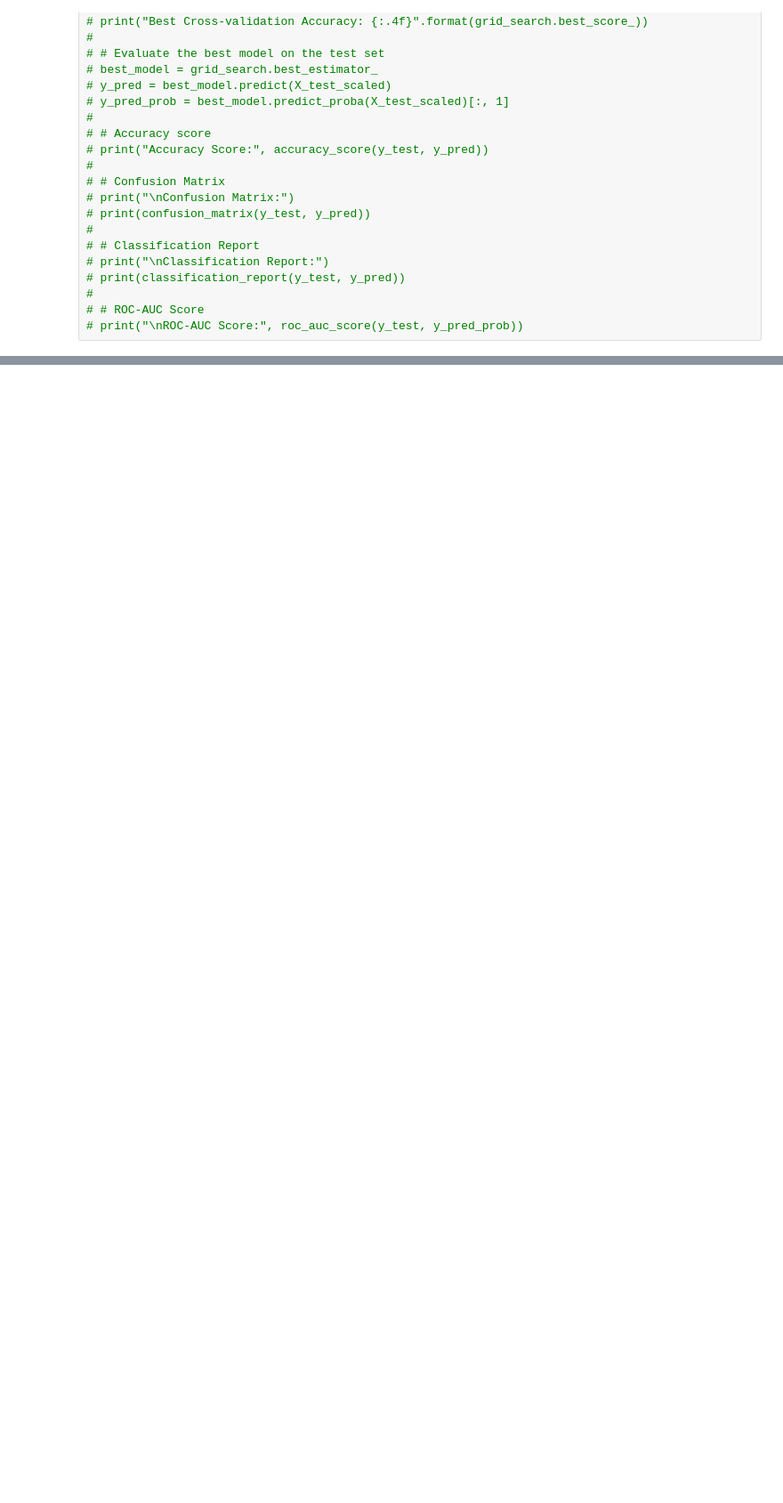
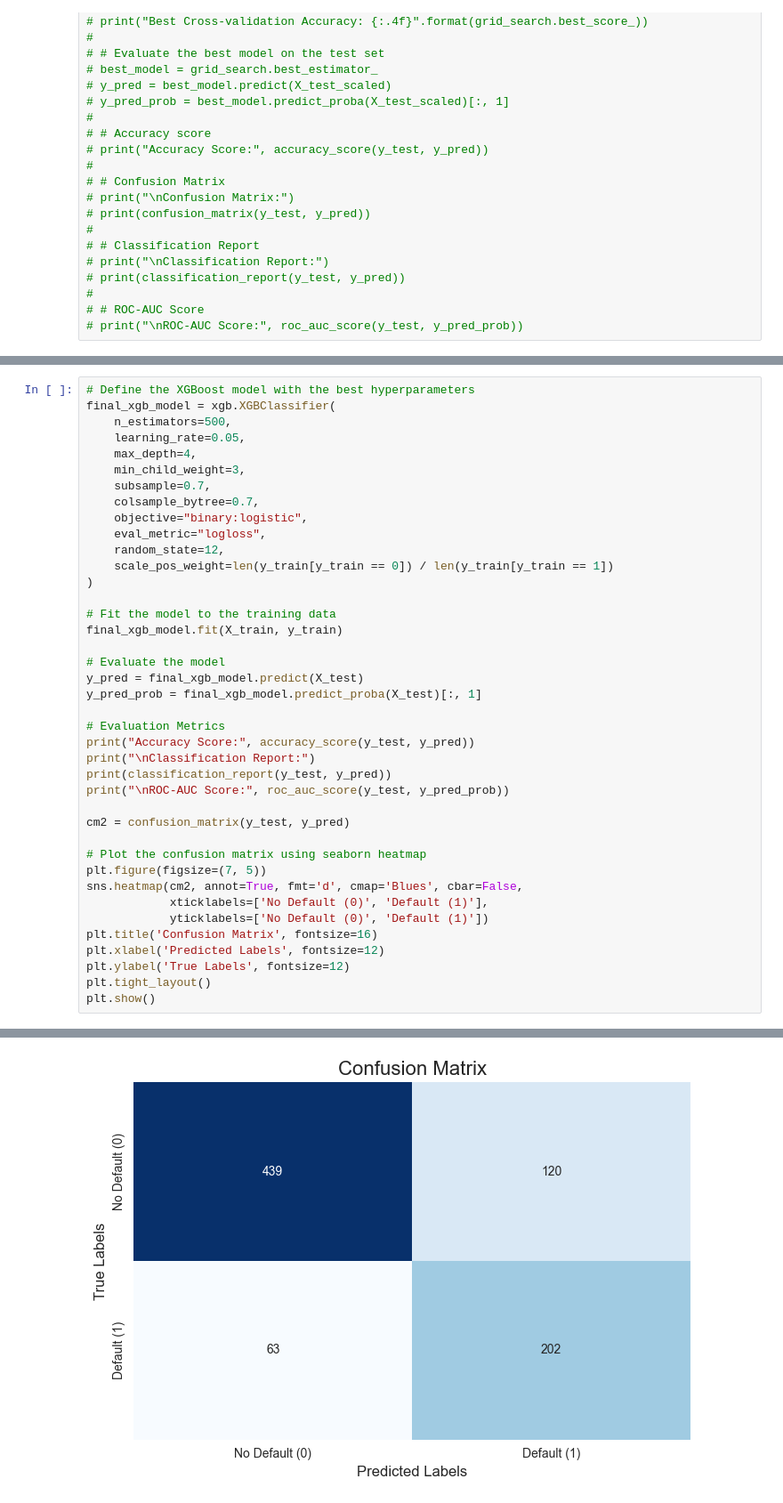
Before and after one commit to yashkk07/Convolve-3.0, a Jupyter notebook: hackathon.ipynb, the cells around one changed output, grey strips where cells are left out. Shown: that part at 89% size. Drawn from its saved outputs; the diff is of its cells as text; blank space fills up the shorter version.

Commit message:
new model
tried using xgboost. acc = 0.78, 0.63

```diff
--- a/hackathon.ipynb
+++ b/hackathon.ipynb
@@ -350,0 +547,41 @@ ROC-AUC Score: 0.8295001181354845
+# %%
+# Define the XGBoost model with the best hyperparameters
+final_xgb_model = xgb.XGBClassifier(
+    n_estimators=500,
+    learning_rate=0.05,
+    max_depth=4,
+    min_child_weight=3,
+    subsample=0.7,
+    colsample_bytree=0.7,
+    objective="binary:logistic",
+    eval_metric="logloss",
+    random_state=12,
+    scale_pos_weight=len(y_train[y_train == 0]) / len(y_train[y_train == 1])
+)
+
+# Fit the model to the training data
+final_xgb_model.fit(X_train, y_train)
+
+# Evaluate the model
+y_pred = final_xgb_model.predict(X_test)
+y_pred_prob = final_xgb_model.predict_proba(X_test)[:, 1]
+
+# Evaluation Metrics
+print("Accuracy Score:", accuracy_score(y_test, y_pred))
+print("\nClassification Report:")
+print(classification_report(y_test, y_pred))
+print("\nROC-AUC Score:", roc_auc_score(y_test, y_pred_prob))
+
+cm2 = confusion_matrix(y_test, y_pred)
+
+# Plot the confusion matrix using seaborn heatmap
+plt.figure(figsize=(7, 5))
+sns.heatmap(cm2, annot=True, fmt='d', cmap='Blues', cbar=False,
+            xticklabels=['No Default (0)', 'Default (1)'],
+            yticklabels=['No Default (0)', 'Default (1)'])
+plt.title('Confusion Matrix', fontsize=16)
+plt.xlabel('Predicted Labels', fontsize=12)
+plt.ylabel('True Labels', fontsize=12)
+plt.tight_layout()
+plt.show()
+# %% [output]
@@ -350,0 +602 @@ ROC-AUC Score: 0.8295001181354845
+[figure, added]
```
Also changed, not shown: parts of 14 cells of this notebook.
